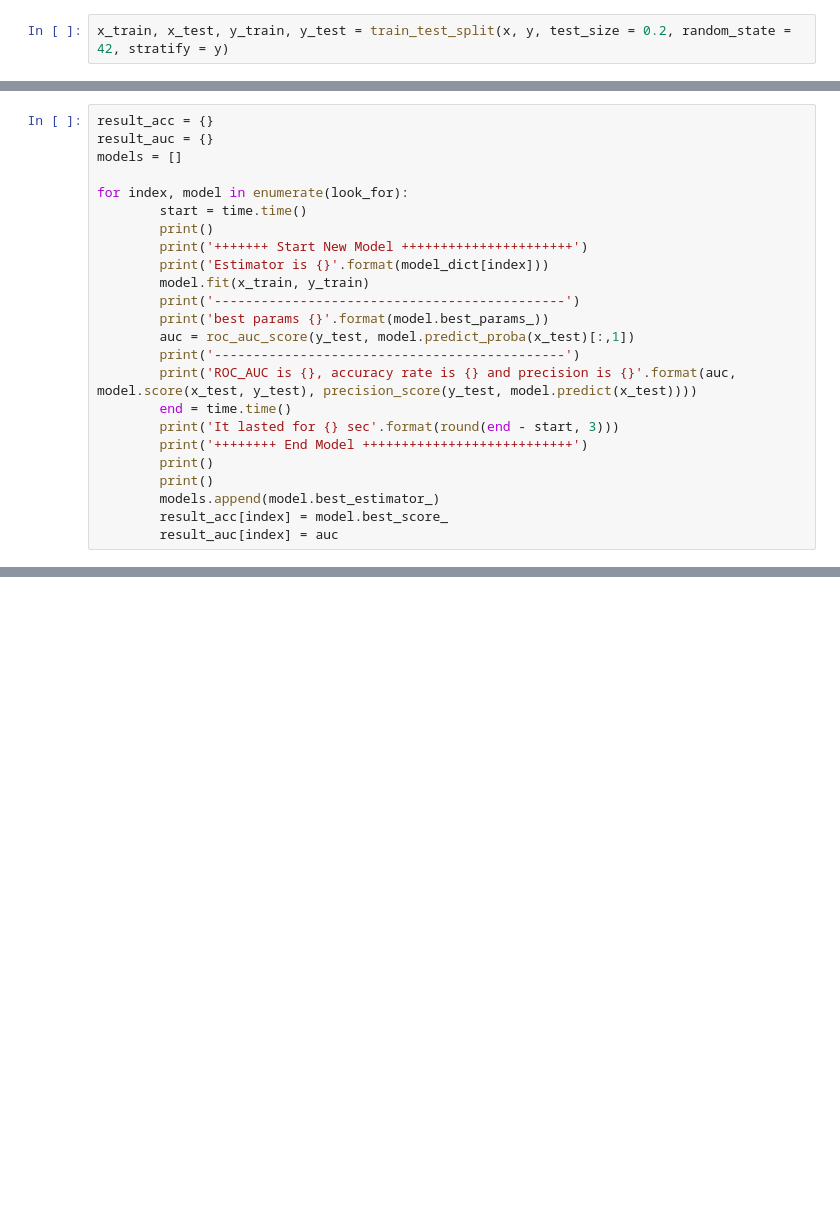
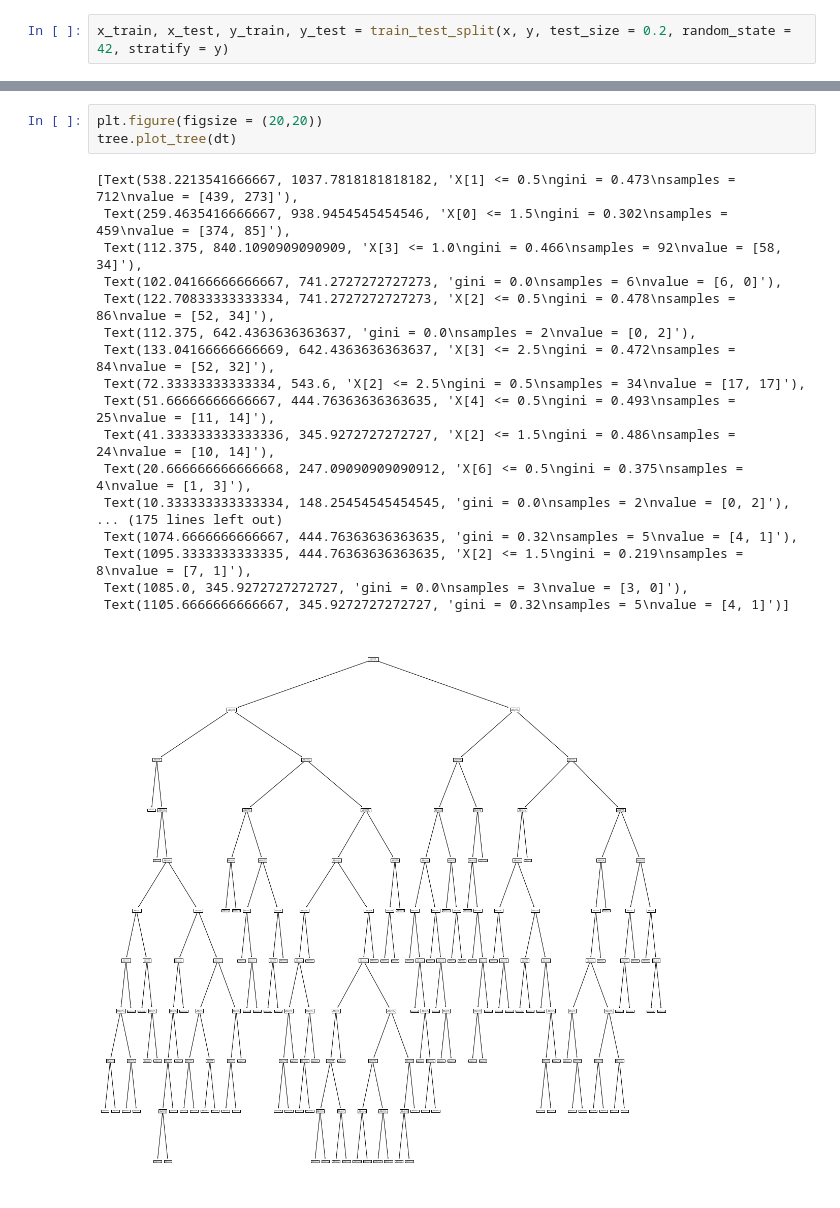
Before and after one commit to hazimutalib/Logistic-Regression, a Jupyter notebook: 2. Logistic Regression - Titanic.ipynb, the cells around one changed output, grey strips where cells are left out. Cells and saved outputs as stored; diff of their text form; blank space fills up the shorter version.

```diff
--- a/2. Logistic Regression - Titanic.ipynb
+++ b/2. Logistic Regression - Titanic.ipynb
@@ -299,24 +261,0 @@ model_dict = {0:'DesionTree', 1:'RandomForest'}
-# %%
-result_acc = {}
-result_auc = {}
-models = []
-
-for index, model in enumerate(look_for):
-        start = time.time()
-        print()
-        print('+++++++ Start New Model ++++++++++++++++++++++')
-        print('Estimator is {}'.format(model_dict[index]))
-        model.fit(x_train, y_train)
-        print('---------------------------------------------')
-        print('best params {}'.format(model.best_params_))
-        auc = roc_auc_score(y_test, model.predict_proba(x_test)[:,1])
-        print('---------------------------------------------')
-        print('ROC_AUC is {}, accuracy rate is {} and precision is {}'.format(auc, model.score(x_test, y_test), precision_score(y_test, model.predict(x_test))))
-        end = time.time()
-        print('It lasted for {} sec'.format(round(end - start, 3)))
-        print('++++++++ End Model +++++++++++++++++++++++++++')
-        print()
-        print()
-        models.append(model.best_estimator_)
-        result_acc[index] = model.best_score_
-        result_auc[index] = auc
@@ -357,0 +289,22 @@ roc_auc_score(y_test, gs_rf.predict_proba(x_test)[:,1])
+# %%
+plt.figure(figsize = (20,20))
+tree.plot_tree(dt)
+# %% [output]
+[Text(538.2213541666667, 1037.7818181818182, 'X[1] <= 0.5\ngini = 0.473\nsamples = 712\nvalue = [439, 273]'),
+ Text(259.4635416666667, 938.9454545454546, 'X[0] <= 1.5\ngini = 0.302\nsamples = 459\nvalue = [374, 85]'),
+ Text(112.375, 840.1090909090909, 'X[3] <= 1.0\ngini = 0.466\nsamples = 92\nvalue = [58, 34]'),
+ Text(102.04166666666667, 741.2727272727273, 'gini = 0.0\nsamples = 6\nvalue = [6, 0]'),
+ Text(122.70833333333334, 741.2727272727273, 'X[2] <= 0.5\ngini = 0.478\nsamples = 86\nvalue = [52, 34]'),
+ Text(112.375, 642.4363636363637, 'gini = 0.0\nsamples = 2\nvalue = [0, 2]'),
+ Text(133.04166666666669, 642.4363636363637, 'X[3] <= 2.5\ngini = 0.472\nsamples = 84\nvalue = [52, 32]'),
+ Text(72.33333333333334, 543.6, 'X[2] <= 2.5\ngini = 0.5\nsamples = 34\nvalue = [17, 17]'),
+ Text(51.66666666666667, 444.76363636363635, 'X[4] <= 0.5\ngini = 0.493\nsamples = 25\nvalue = [11, 14]'),
+ Text(41.333333333333336, 345.9272727272727, 'X[2] <= 1.5\ngini = 0.486\nsamples = 24\nvalue = [10, 14]'),
+ Text(20.666666666666668, 247.09090909090912, 'X[6] <= 0.5\ngini = 0.375\nsamples = 4\nvalue = [1, 3]'),
+ Text(10.333333333333334, 148.25454545454545, 'gini = 0.0\nsamples = 2\nvalue = [0, 2]'),
+... (175 lines left out)
+ Text(1074.6666666666667, 444.76363636363635, 'gini = 0.32\nsamples = 5\nvalue = [4, 1]'),
+ Text(1095.3333333333335, 444.76363636363635, 'X[2] <= 1.5\ngini = 0.219\nsamples = 8\nvalue = [7, 1]'),
+ Text(1085.0, 345.9272727272727, 'gini = 0.0\nsamples = 3\nvalue = [3, 0]'),
+ Text(1105.6666666666667, 345.9272727272727, 'gini = 0.32\nsamples = 5\nvalue = [4, 1]')]
+[figure, added]
```
Also changed, not shown: parts of 29 cells of this notebook, 4 other files.
